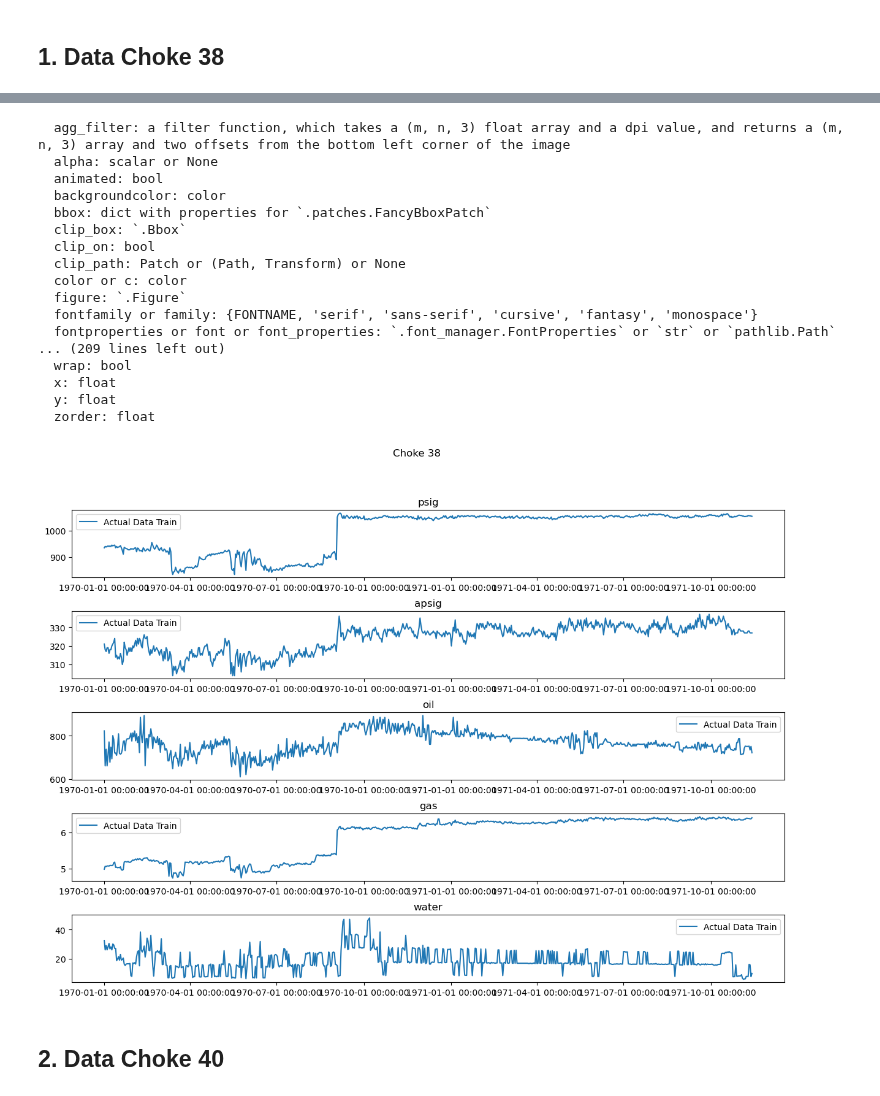
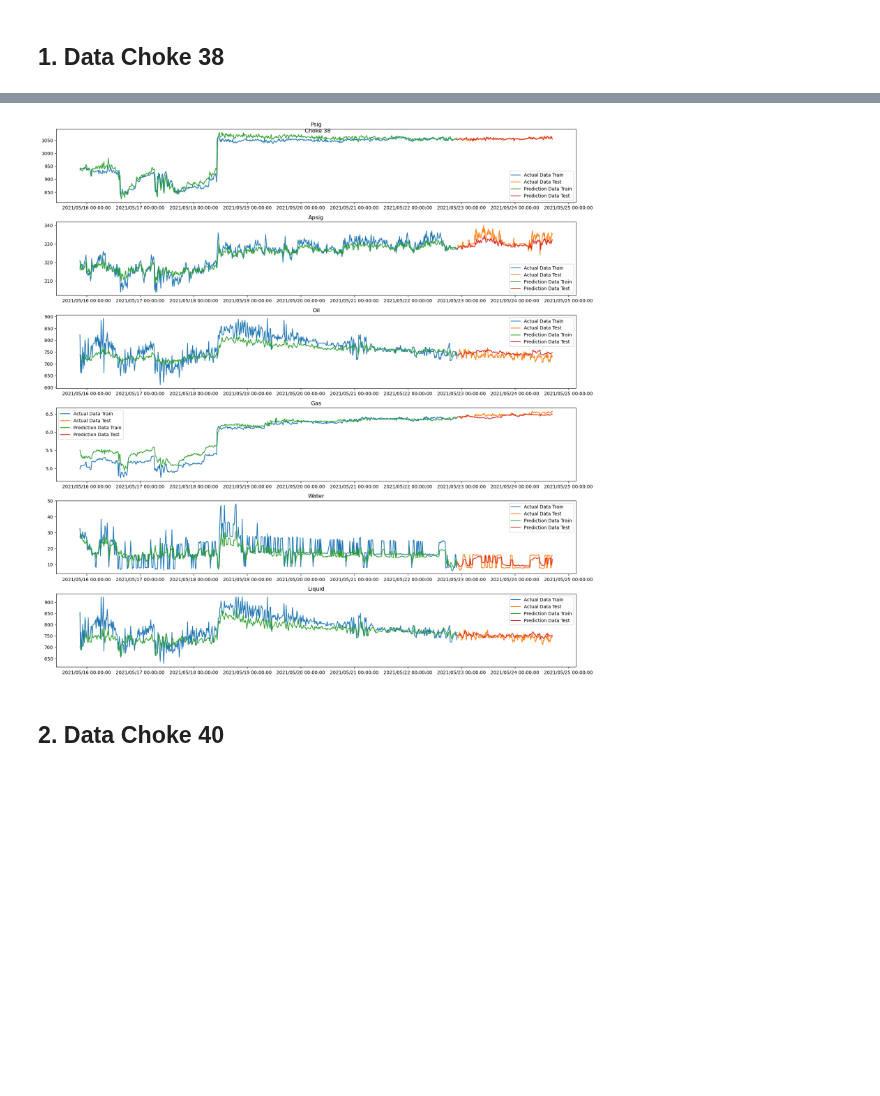
Before and after one commit to Dzyfhuba/lstm-prototype, a Jupyter notebook: lstm-months.ipynb, the cells around one changed output, grey strips where cells are left out. Cells and saved outputs as stored; diff of their text form; code cells hidden in the pictures; blank space fills up the shorter version.

```diff
--- a/lstm-months.ipynb
+++ b/lstm-months.ipynb
@@ -511,7 +557,7 @@ model_42 = LSTM(input_size=5, hidden_size=400, output_size=5)
 # %% [markdown]
 ## 2. Melatih Model
 # %%
-model_38.train(train_38_X.values, train_38_y.values, epochs=1000, learning_rate=0.01)
-model_40.train(train_40_X.values, train_40_y.values, epochs=1000, learning_rate=0.01)
-model_42.train(train_42_X.values, train_42_y.values, epochs=1000, learning_rate=0.01)
+model_38.train(train_38_X.values, train_38_y.values, epochs=1000, learning_rate=0.001)
+model_40.train(train_40_X.values, train_40_y.values, epochs=1000, learning_rate=0.001)
+model_42.train(train_42_X.values, train_42_y.values, epochs=1000, learning_rate=0.001)
 # %% [output]
@@ -617,13 +663,6 @@ denormalized_train_42_y = denormalize_dataframe(train_42_y.values, data_42)
 # %%
 import matplotlib.dates as mdates
 # Define a function to format x-ticks for datetime
-def format_date_ticks(ax, date_format='%Y-%m-%d'):
+def format_date_ticks(ax, date_format='%Y/%m/%d %H:%M:%S'):
     ax.xaxis.set_major_locator(mdates.AutoDateLocator())
     ax.xaxis.set_major_formatter(mdates.DateFormatter(date_format))
-
-    # plt.setp(ax.get_xticklabels(), rotation=45, ha='right')  # Rotate date labels for better readability
-    plt.setp(ax.get_xticklabels())  # Rotate date labels for better readability
-# %%
-data['datetime'] = pd.to_datetime(data['datetime'], format='%Y-%m-%d %H:%M:%S')
-data.set_index('datetime', inplace=True)
-data
@@ -635,53 +669,38 @@ ValueError: time data "15/5/2021 21:00:00" doesn't match format "%Y-%m-%d %H:%M:
 # %%
-fig, axes = plt.subplots(figsize=(15, 10), nrows=denormalized_train_38_y.shape[1])
+fig, axes = plt.subplots(figsize=(17, 17), nrows=denormalized_train_38_y.shape[1])
 
 for i, ax in enumerate(axes):
-    ax.plot(data.iloc[:denormalized_train_38_y.shape[0]].index,
+    # Plot training data
+    ax.plot(data['datetime'].iloc[:denormalized_train_38_y.shape[0]],
             denormalized_train_38_y.iloc[:, i], label='Actual Data Train')
 
-    # # Plot testing data
-    # ax.plot(data['datetime'].iloc[denormalized_test_38_y.shape[0]:],
-    #         denormalized_test_38_y.iloc[:, i], label='Actual Data Test')
+    # Plot testing data
+    ax.plot(data['datetime'].iloc[denormalized_train_38_y.shape[0]:denormalized_train_38_y.shape[0]+denormalized_test_38_y.shape[0]],
+        denormalized_test_38_y.iloc[:, i], label='Actual Data Test')
 
-    # # Plot predictions
-    # ax.plot(data['datetime'].iloc[denormalized_test_38_y.shape[0]:],
-    #         denormalized_predictions_38.iloc[:, i], label='Prediction Data Test')
+    # Plot Prediction Training
+    ax.plot(data['datetime'].iloc[:denormalized_train_38_y.shape[0]],
+            denormalized_predictions_train_38.iloc[:, i], label='Prediction Data Train')
 
-    # # Plot Prediction Training
-    # ax.plot(data['datetime'].iloc[:denormalized_train_38_y.shape[0]],
-    #         denormalized_predictions_train_38.iloc[:, i], label='Prediction Data Train')
+    # Plot predictions
+    ax.plot(data['datetime'].iloc[denormalized_train_38_y.shape[0]:denormalized_train_38_y.shape[0]+denormalized_test_38_y.shape[0]],
+            denormalized_predictions_38.iloc[:, i], label='Prediction Data Test')
 
-    ax.set_title(denormalized_train_38_y.columns[i])
+
+    ax.set_title(denormalized_train_38_y.columns[i].capitalize())
+    format_date_ticks(ax)
     ax.legend()
-    format_date_ticks(ax, date_format='%Y-%m-%d')
 
     # reset ticks every week data['datetime'] as xticks
     # ax.set_xticks(data.index)
 
 
-fig.subplots_adjust(hspace=0.5)
+plt.tight_layout()
 fig.suptitle('Choke 38')
 fig.savefig('choke_38.png')
 fig.show()
 # %% [output]
-  agg_filter: a filter function, which takes a (m, n, 3) float array and a dpi value, and returns a (m, n, 3) array and two offsets from the bottom left corner of the image
-  alpha: scalar or None
-  animated: bool
-  backgroundcolor: color
-  bbox: dict with properties for `.patches.FancyBboxPatch`
-  clip_box: `.Bbox`
-  clip_on: bool
-  clip_path: Patch or (Path, Transform) or None
-  color or c: color
-  figure: `.Figure`
-  fontfamily or family: {FONTNAME, 'serif', 'sans-serif', 'cursive', 'fantasy', 'monospace'}
-  fontproperties or font or font_properties: `.font_manager.FontProperties` or `str` or `pathlib.Path`
-... (209 lines left out)
-  wrap: bool
-  x: float
-  y: float
-  zorder: float
-[figure, old version]
+[figure, new version]
 # %% [markdown]
 ## 2. Data Choke 40
 # %%
```
Also changed, not shown: parts of 26 cells of this notebook, 13 other files.
